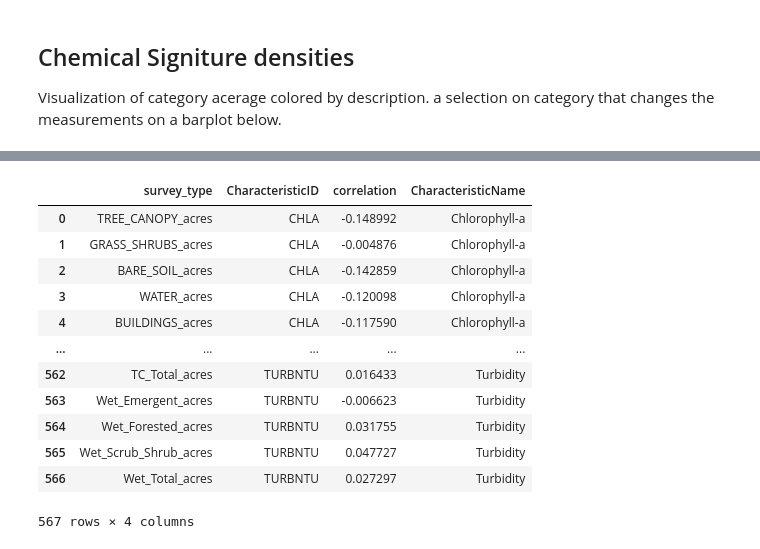
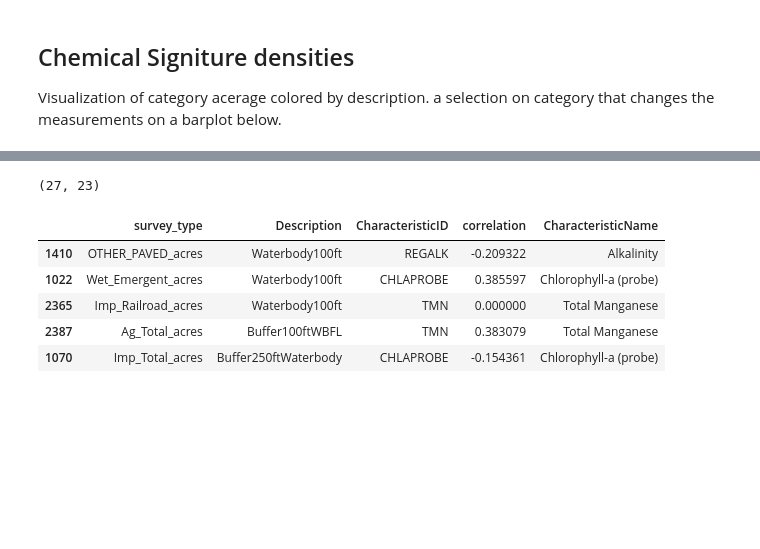
Before and after one commit to zorinAnze/Vermont-Lake-Health, a Jupyter notebook: Survey_results_with_chem.ipynb, the cells around one changed output, grey strips where cells are left out. Saved outputs shown, nothing was run; the diff lists cells and outputs as text; code cells hidden in the pictures; blank space fills up the shorter version.

```diff
--- a/Survey_results_with_chem.ipynb
+++ b/Survey_results_with_chem.ipynb
@@ -72,12 +72,13 @@ chem_data_to_merge.sample(10)
 # %%
 # Combine the subcategories in the description
-cols_from_survey = ['LakeID', 'TREE_CANOPY_acres', 'GRASS_SHRUBS_acres', 'BARE_SOIL_acres', 'WATER_acres',
+cols_from_survey = ['LakeID', 'Description', 'TREE_CANOPY_acres', 'GRASS_SHRUBS_acres', 'BARE_SOIL_acres', 'WATER_acres',
                     'BUILDINGS_acres','ROADS_acres', 'OTHER_PAVED_acres', 'RAILROADS_acres', 'Ag_Hay_acres',
                     'Ag_Crops_acres', 'Ag_Pasture_acres', 'Ag_Total_acres', 'Imp_Bare_Soil_acres',
                     'Imp_Buildings_acres', 'Imp_Other_Paved_acres', 'Imp_Road_acres', 'Imp_Railroad_acres',
                     'Imp_Total_acres', 'Shrub_Shrubs_acres', 'Shrub_Total_acres', 'TC_Coniferous_acres',
                     'TC_Deciduous_acres', 'TC_Total_acres', 'Wet_Emergent_acres', 'Wet_Forested_acres',
                     'Wet_Scrub_Shrub_acres', 'Wet_Total_acres']
-survey_data_grouped = survey_data[cols_from_survey].groupby('LakeID').sum().reset_index()
+# survey_data_grouped = survey_data[cols_from_survey].groupby('LakeID').sum().reset_index()
+survey_data_grouped = survey_data[cols_from_survey]
 survey_data_grouped.sample(10)
 # %% [output]
@@ -123,0 +144,3 @@ corr_df.shape
+# %%
+corrs_final = pd.concat(corrs, axis=0, ignore_index=True)
+print(corrs_final.shape)
@@ -124,23 +160,18 @@ corr_df.shape
 # %%
 # melt the data for visualization
-corr_df_for_vis = pd.melt(corr_df, id_vars='survey_type', var_name='CharacteristicID', value_name='correlation')
+corr_df_for_vis = pd.melt(corrs_final, id_vars=['survey_type', 'Description'], var_name='CharacteristicID', value_name='correlation')
 # merge CharacteristicName
 corr_df_for_vis = corr_df_for_vis.merge(merged_data[['CharacteristicID', 'CharacteristicName']].drop_duplicates(), how='left', on='CharacteristicID')
 # lets take the abs value of the corelation column so that we can compare them
 # corr_df_for_vis['correlation'] = np.abs(corr_df_for_vis['correlation'])
-corr_df_for_vis
+print(corr_df.shape)
+corr_df_for_vis.sample(5)
 # %% [output]
+(27, 23)
-|  | survey_type | CharacteristicID | correlation | CharacteristicName |
-| 0 | TREE_CANOPY_acres | CHLA | -0.148992 | Chlorophyll-a |
-| 1 | GRASS_SHRUBS_acres | CHLA | -0.004876 | Chlorophyll-a |
-| 2 | BARE_SOIL_acres | CHLA | -0.142859 | Chlorophyll-a |
-| 3 | WATER_acres | CHLA | -0.120098 | Chlorophyll-a |
-| 4 | BUILDINGS_acres | CHLA | -0.117590 | Chlorophyll-a |
-| ... | ... | ... | ... | ... |
-| 562 | TC_Total_acres | TURBNTU | 0.016433 | Turbidity |
-| 563 | Wet_Emergent_acres | TURBNTU | -0.006623 | Turbidity |
-| 564 | Wet_Forested_acres | TURBNTU | 0.031755 | Turbidity |
-| 565 | Wet_Scrub_Shrub_acres | TURBNTU | 0.047727 | Turbidity |
-| 566 | Wet_Total_acres | TURBNTU | 0.027297 | Turbidity |
+|  | survey_type | Description | CharacteristicID | correlation | CharacteristicName |
+| 1410 | OTHER_PAVED_acres | Waterbody100ft | REGALK | -0.209322 | Alkalinity |
+| 1022 | Wet_Emergent_acres | Waterbody100ft | CHLAPROBE | 0.385597 | Chlorophyll-a (probe) |
+| 2365 | Imp_Railroad_acres | Waterbody100ft | TMN | 0.000000 | Total Manganese |
+| 2387 | Ag_Total_acres | Buffer100ftWBFL | TMN | 0.383079 | Total Manganese |
+| 1070 | Imp_Total_acres | Buffer250ftWaterbody | CHLAPROBE | -0.154361 | Chlorophyll-a (probe) |
-567 rows × 4 columns
 # %%
```
Also changed, not shown: parts of 8 cells of this notebook.
